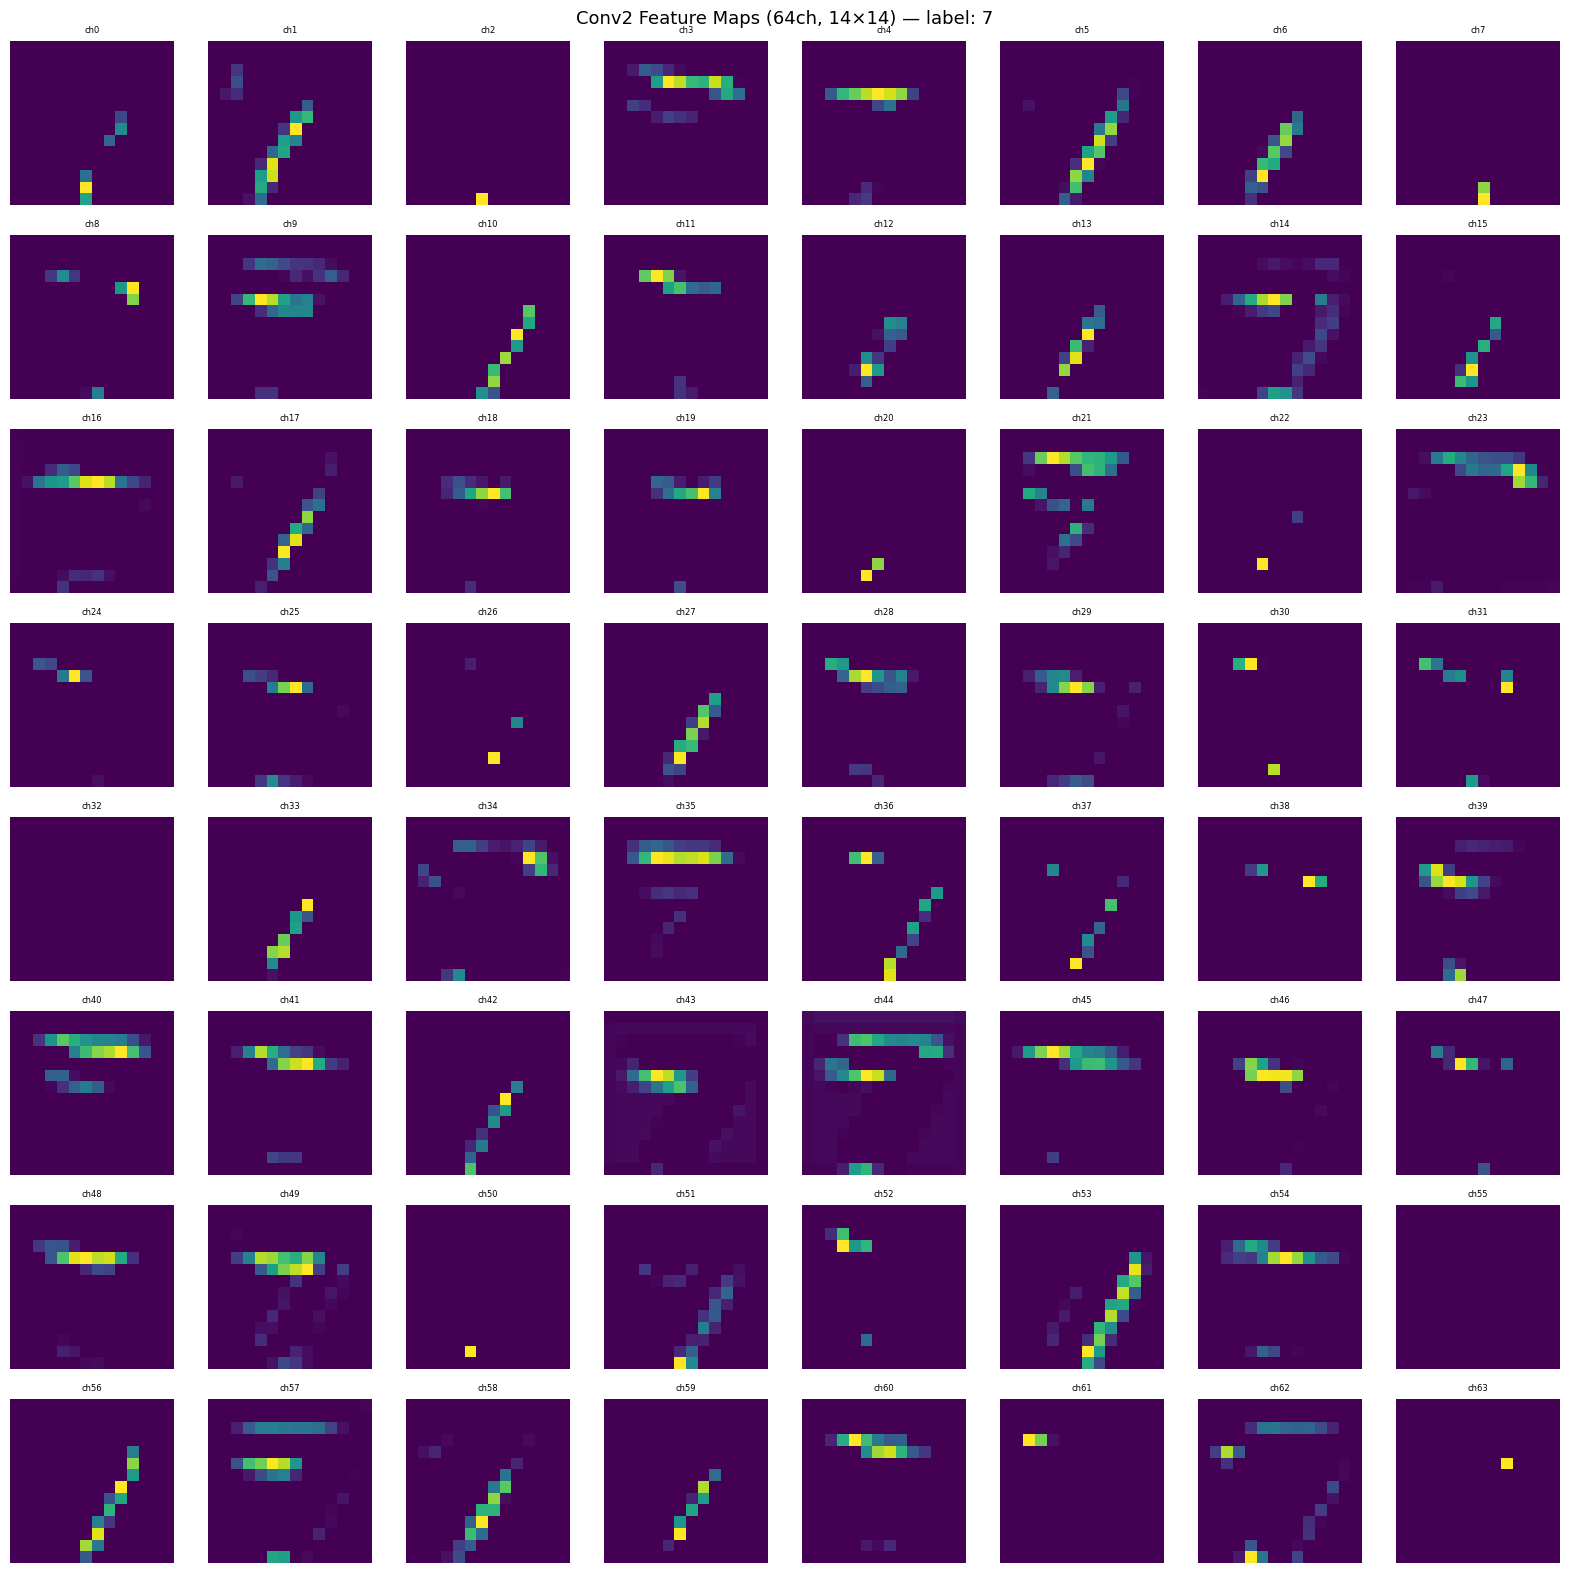
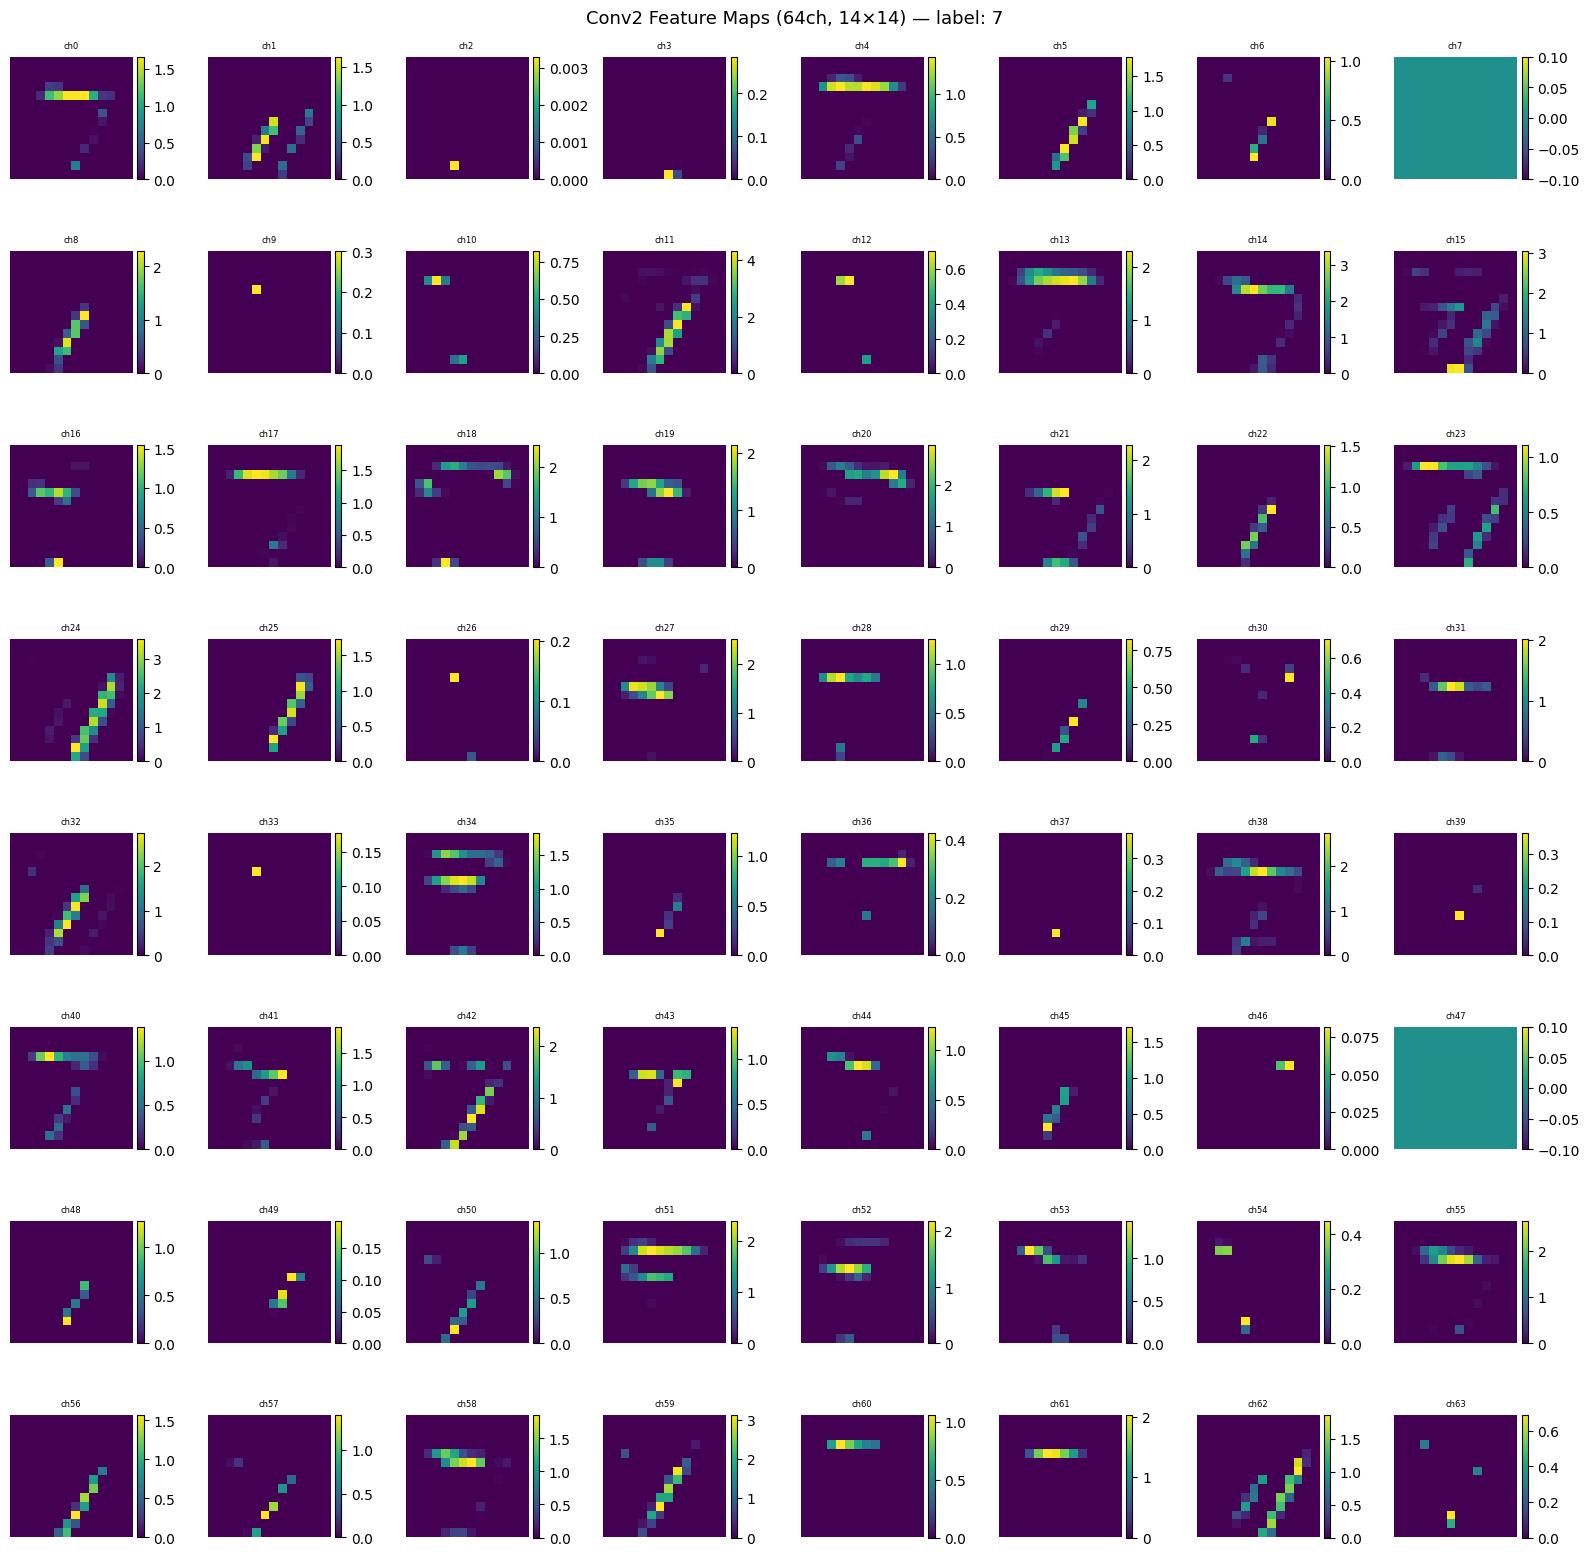
Unified diff of the notebook cell whose output changed from the first chart to the second:
--- before
+++ after
@@ -6,5 +6,6 @@
 fig.suptitle(f'Conv2 Feature Maps (64ch, 14×14) — label: {sample_lbl}', fontsize=13)
 for i, ax in enumerate(axes.flatten()):
-    ax.imshow(fm2[i], cmap='viridis')
+    im = ax.imshow(fm2[i], cmap='viridis')
+    plt.colorbar(im, ax=ax, fraction=0.046, pad=0.04)
     ax.set_title(f'ch{i}', fontsize=6)
     ax.axis('off')

Commit: Add per-channel colorbars to Conv1/Conv2 feature map visualizations